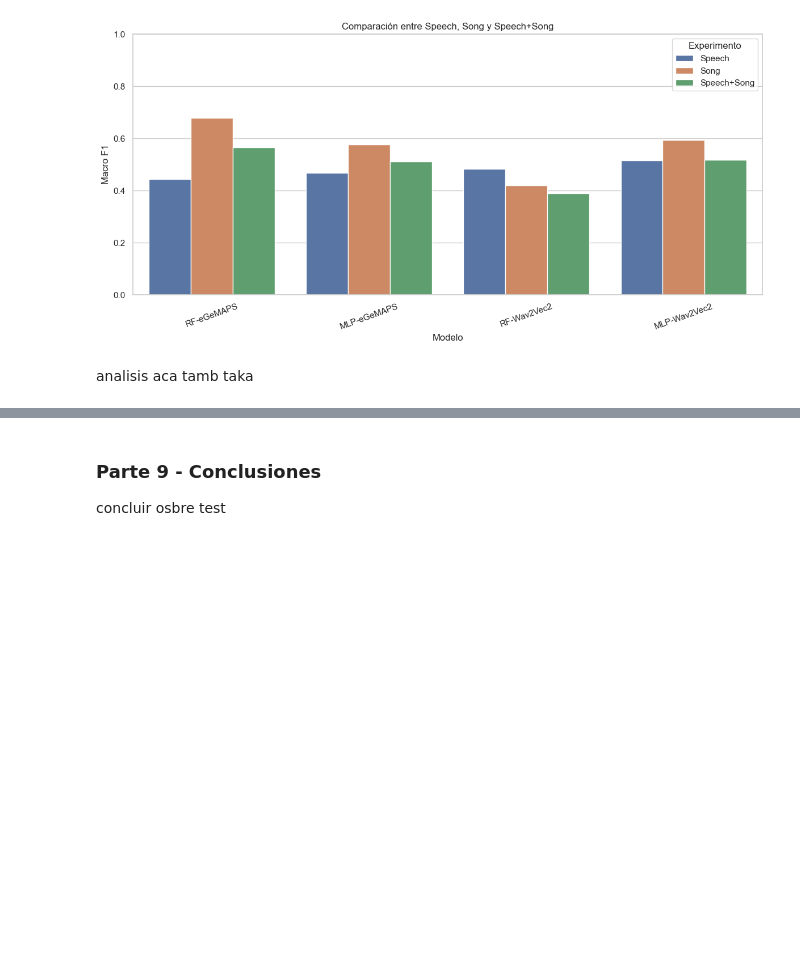
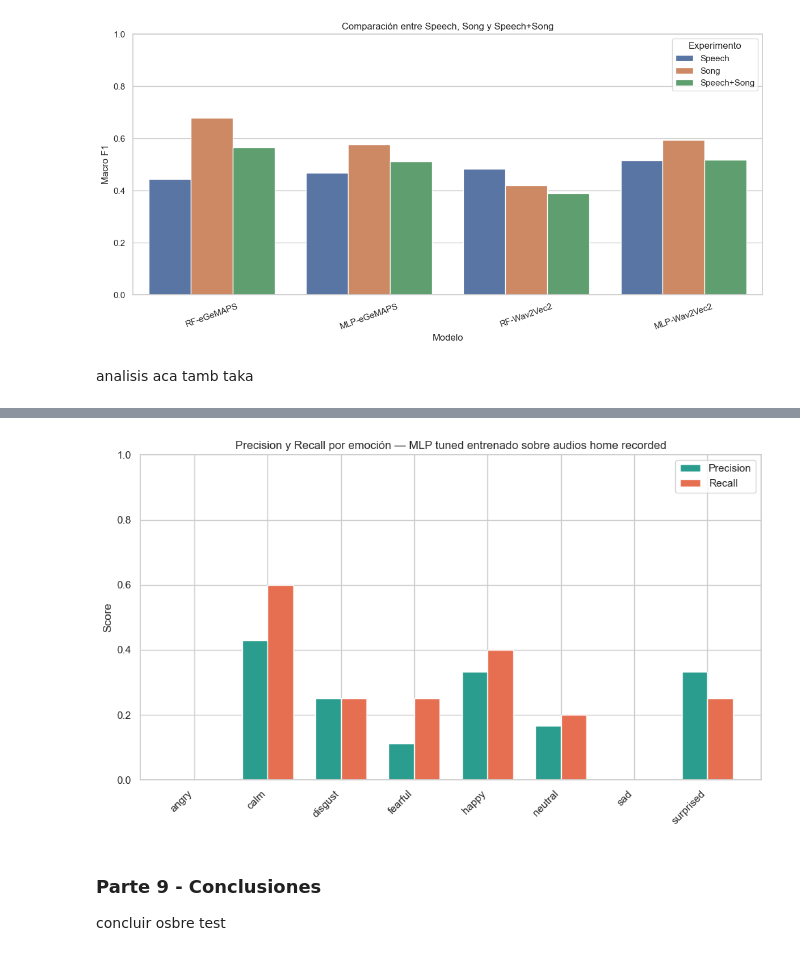
Before and after one commit to pjuls/Proyecto-Final---ML, a Jupyter notebook: notebooks/00_proyecto_final.ipynb, the cells around one changed output, grey strips where cells are left out. Cells and saved outputs as stored; diff of their text form; code cells hidden in the pictures; blank space fills up the shorter version.

Commit message:
experimentoooo con audios caseros

```diff
--- a/notebooks/00_proyecto_final.ipynb
+++ b/notebooks/00_proyecto_final.ipynb
@@ -2241,3 +2372,34 @@ FileNotFoundError: [WinError 3] The system cannot find the path specified: 'c:\\
+# %%
+
+# classification_report_df ya devuelve precision/recall/f1-score por clase
+# + las filas de resumen (accuracy, macro avg, weighted avg) al final.
+report_mlp_wav2vechomer = classification_report_df(best_mlp_wav2vec, X_test_home2, y_test_home2)
+
+# Nos quedamos solo con las filas de emociones (descartamos accuracy/macro avg/weighted avg)
+emotion_rows = report_mlp_wav2vechomer.drop(index=["accuracy", "macro avg", "weighted avg"])
+emotion_rows = emotion_rows[["precision", "recall"]].sort_index()
+
+x = range(len(emotion_rows))
+width = 0.35
+
+fig, ax = plt.subplots(figsize=(10, 6))
+
+ax.bar([i - width / 2 for i in x], emotion_rows["precision"], width,
+       label="Precision", color="#2a9d8f")
+ax.bar([i + width / 2 for i in x], emotion_rows["recall"], width,
+       label="Recall", color="#e76f51")
+
+ax.set_xticks(list(x))
+ax.set_xticklabels(emotion_rows.index, rotation=45, ha="right")
+ax.set_ylabel("Score")
+ax.set_ylim(0, 1)
+ax.set_title("Precision y Recall por emoción — MLP tuned entrenado sobre audios home recorded")
+ax.legend()
+
+plt.tight_layout()
+plt.show()
+# %% [output]
+[figure, added]
 # %% [markdown]
 ### Parte 9 - Conclusiones
 
```
Also changed, not shown: parts of 5 cells of this notebook, 37 other files.
